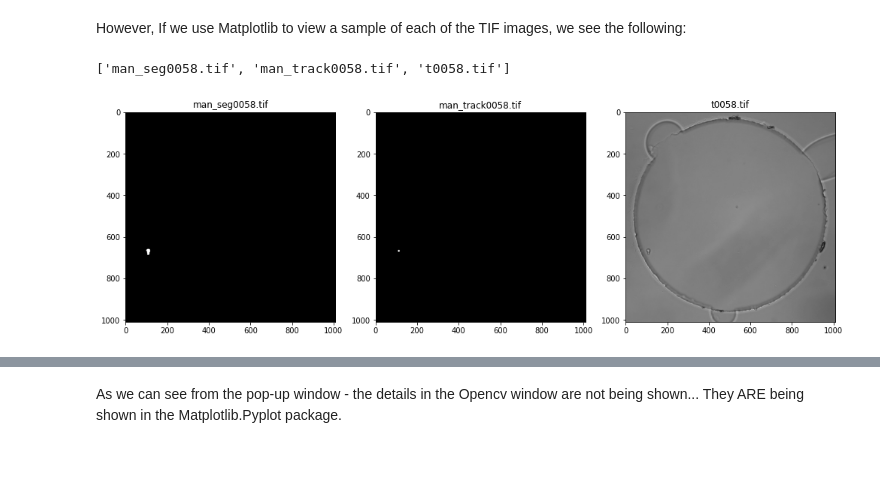
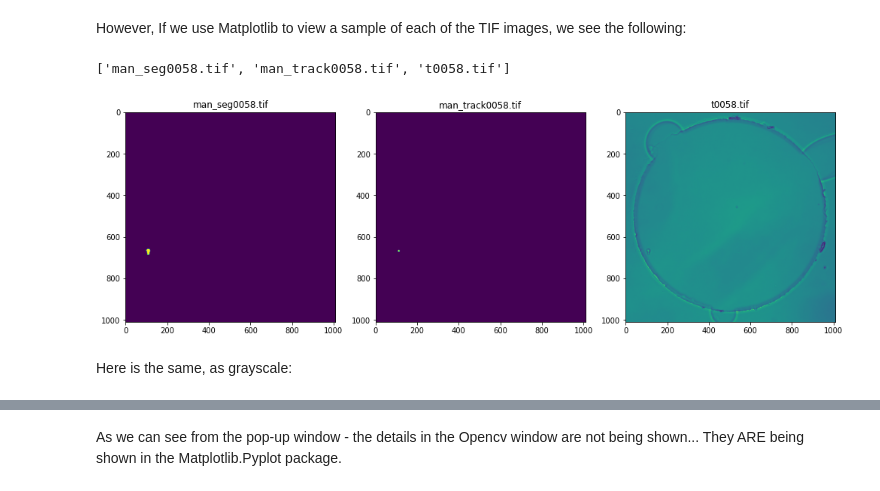
Before and after one commit to alexgoudemond/COMP700, a Jupyter notebook: Data-Set Exploration.ipynb, the cells around one changed output, grey strips where cells are left out. Cells and saved outputs as stored; diff of their text form; code cells hidden in the pictures; blank space fills up the shorter version.

```diff
--- a/Data-Set Exploration.ipynb
+++ b/Data-Set Exploration.ipynb
@@ -172,24 +172,26 @@ However, If we use Matplotlib to view a sample of each of the TIF images, we see
 # %%
 sample_directory = "DataSetExploration\\SampleImages"
 
 path = walk(current_directory + "\\" + sample_directory)
 
 i = 1
 for root, dirs, files in path:
     print(files)
     fig = plt.figure(figsize=(14, 8))
 
     for item in files:
         location = (current_directory + "\\" + sample_directory + "\\" + item)
         img = plt.imread(location)
 
         fig.add_subplot(1, 3, i)
         plt.title(item)
-        plt.imshow(img, cmap="gray")
+        plt.imshow(img)
         i += 1
 
 plt.tight_layout()
 plt.show()
 # %% [output]
 ['man_seg0058.tif', 'man_track0058.tif', 't0058.tif']
-[figure, old version]
+[figure, new version]
+# %% [markdown]
+Here is the same, as grayscale:
```
Also changed, not shown: parts of 3 cells of this notebook.
